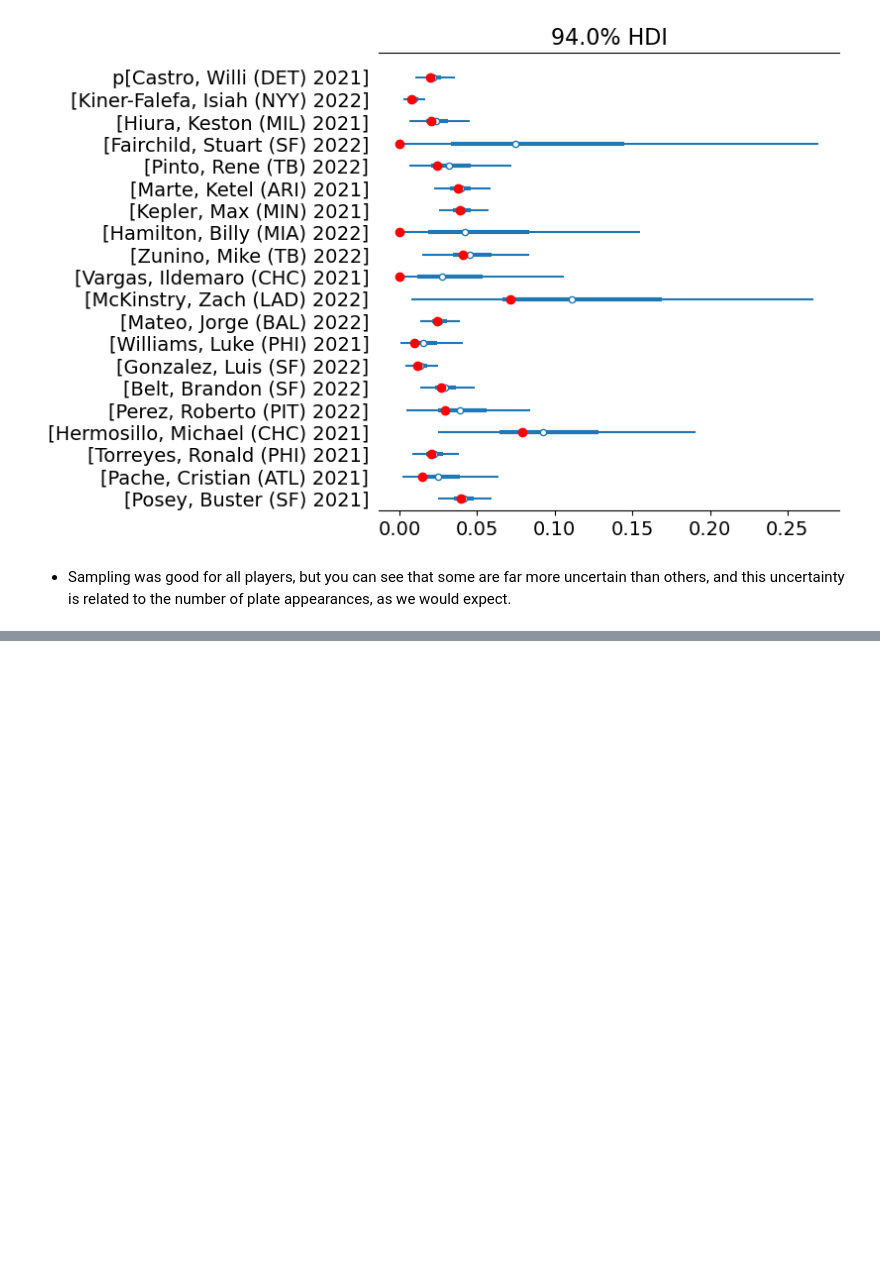
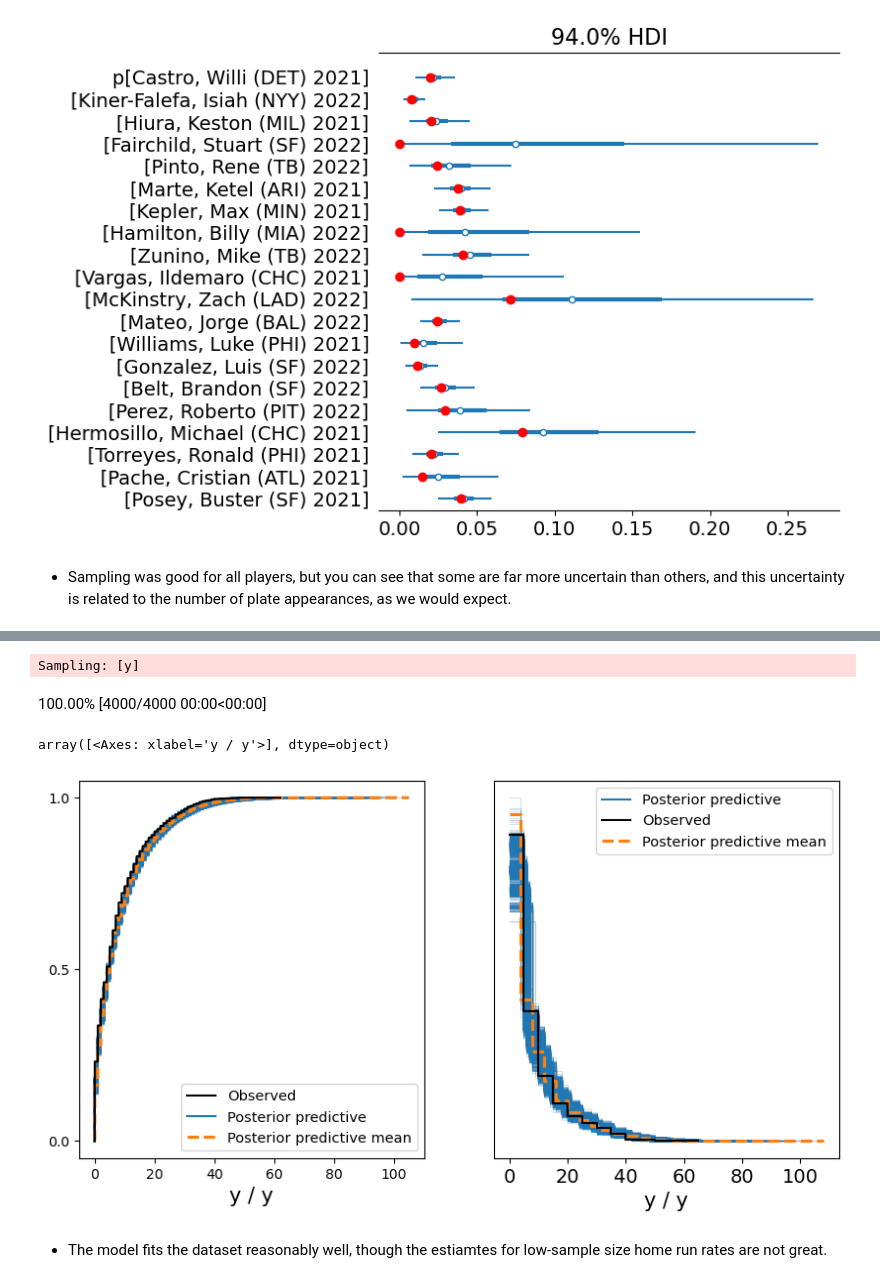
Before and after one commit to HyunsuLee/Bayes_programming_exercise, a Jupyter notebook: PyMC3tutorial/Developing Hierarchical Models.ipynb, the cells around one changed output, grey strips where cells are left out. Cells and saved outputs as stored; diff of their text form; code cells hidden in the pictures; blank space fills up the shorter version.

Commit message:
Fonnesbeck tutorial
partial pooling model

```diff
--- a/PyMC3tutorial/Developing Hierarchical Models.ipynb
+++ b/PyMC3tutorial/Developing Hierarchical Models.ipynb
@@ -261,0 +298,15 @@ uninformed_hdi = az.hdi(uninformed_prior_trace)
+# %%
+with uninformative_prior_model:
+    pm.sample_posterior_predictive(uninformed_prior_trace, extend_inferencedata=True)
+# %% [output]
+Sampling: [y]
+100.00% [4000/4000 00:00<00:00]
+# %%
+fig, axes = plt.subplots(1, 2, figsize=(10, 5))
+az.plot_ppc(uninformed_prior_trace, group="posterior", kind="cumulative", ax=axes[0])
+az.plot_ppc(uninformed_prior_trace, group="posterior", ax=axes[1])
+# %% [output]
+array([<Axes: xlabel='y / y'>], dtype=object)
+[figure, added]
+# %% [markdown]
+* The model fits the dataset reasonably well, though the estiamtes for low-sample size home run rates are not great.
```
Also changed, not shown: parts of 16 cells of this notebook.
